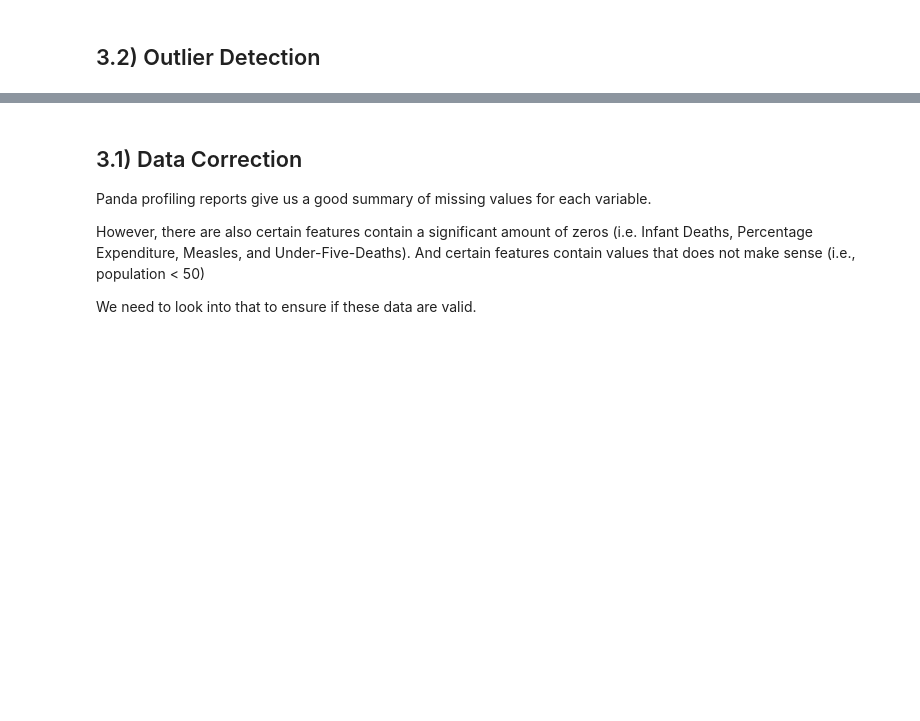
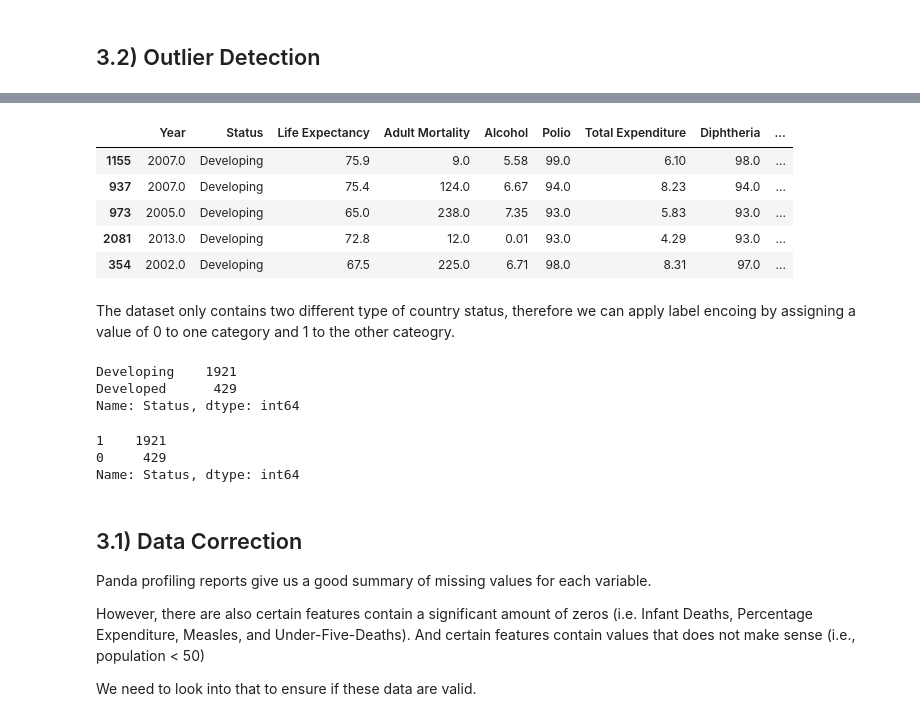
Before and after one commit to shanshanlao/life-expectancy-prediction, a Jupyter notebook: ml-projects/life-expectancy-prediction.ipynb, the cells around one changed output, grey strips where cells are left out. Drawn from its saved outputs; the diff is of its cells as text; code cells hidden in the pictures; blank space fills up the shorter version.

```diff
--- a/ml-projects/life-expectancy-prediction.ipynb
+++ b/ml-projects/life-expectancy-prediction.ipynb
@@ -744,3 +725,28 @@ le_no_outlier.shape
+# %%
+le = le.drop(columns='Country')
+le.head()
+# %% [output]
+|  | Year | Status | Life Expectancy | Adult Mortality | Alcohol | Polio | Total Expenditure | Diphtheria | ... |
+| 1155 | 2007.0 | Developing | 75.9 | 9.0 | 5.58 | 99.0 | 6.10 | 98.0 | ... |
+| 937 | 2007.0 | Developing | 75.4 | 124.0 | 6.67 | 94.0 | 8.23 | 94.0 | ... |
+| 973 | 2005.0 | Developing | 65.0 | 238.0 | 7.35 | 93.0 | 5.83 | 93.0 | ... |
+| 2081 | 2013.0 | Developing | 72.8 | 12.0 | 0.01 | 93.0 | 4.29 | 93.0 | ... |
+| 354 | 2002.0 | Developing | 67.5 | 225.0 | 6.71 | 98.0 | 8.31 | 97.0 | ... |
+# %% [markdown]
+The dataset only contains two different type of country status, therefore we can apply label encoing by assigning a value of 0 to one category and 1 to the other cateogry.
+# %%
+le['Status'].value_counts()
+# %% [output]
+Developing    1921
+Developed      429
+Name: Status, dtype: int64
+# %%
+le['Status'] = LabelEncoder().fit_transform(le['Status'])
+le['Status'].value_counts()
+# %% [output]
+1    1921
+0     429
+Name: Status, dtype: int64
 # %% [markdown]
 ## 3.1) Data Correction
 
```
Also changed, not shown: parts of 14 cells of this notebook.
